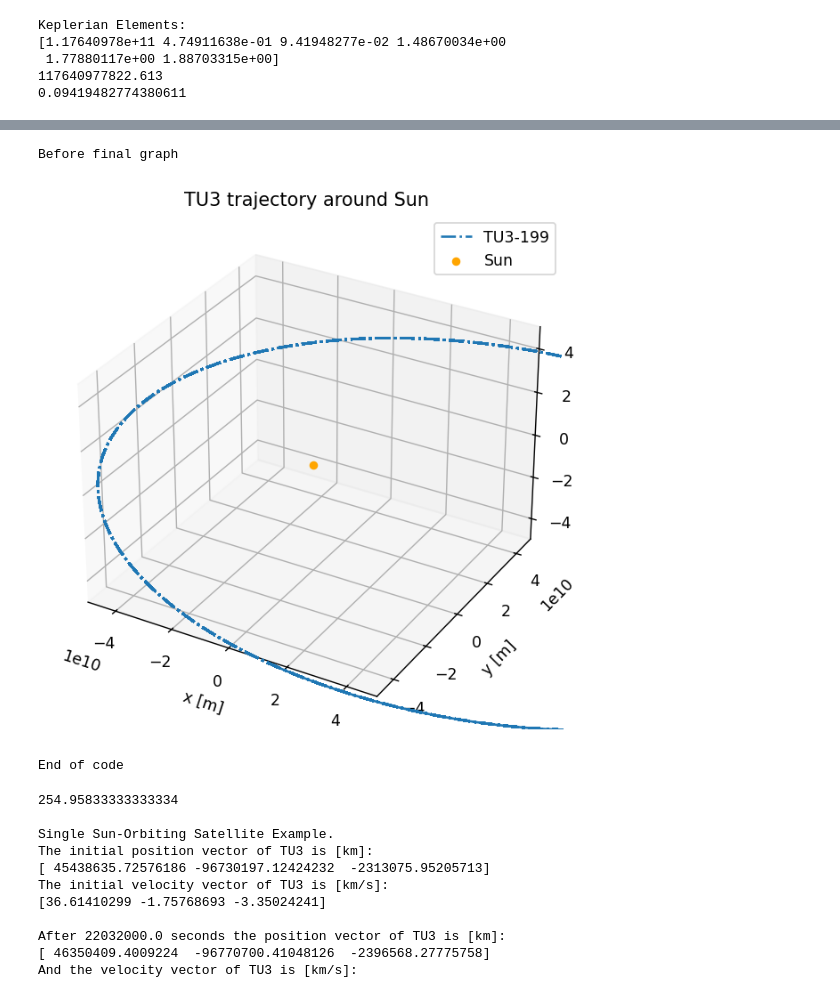
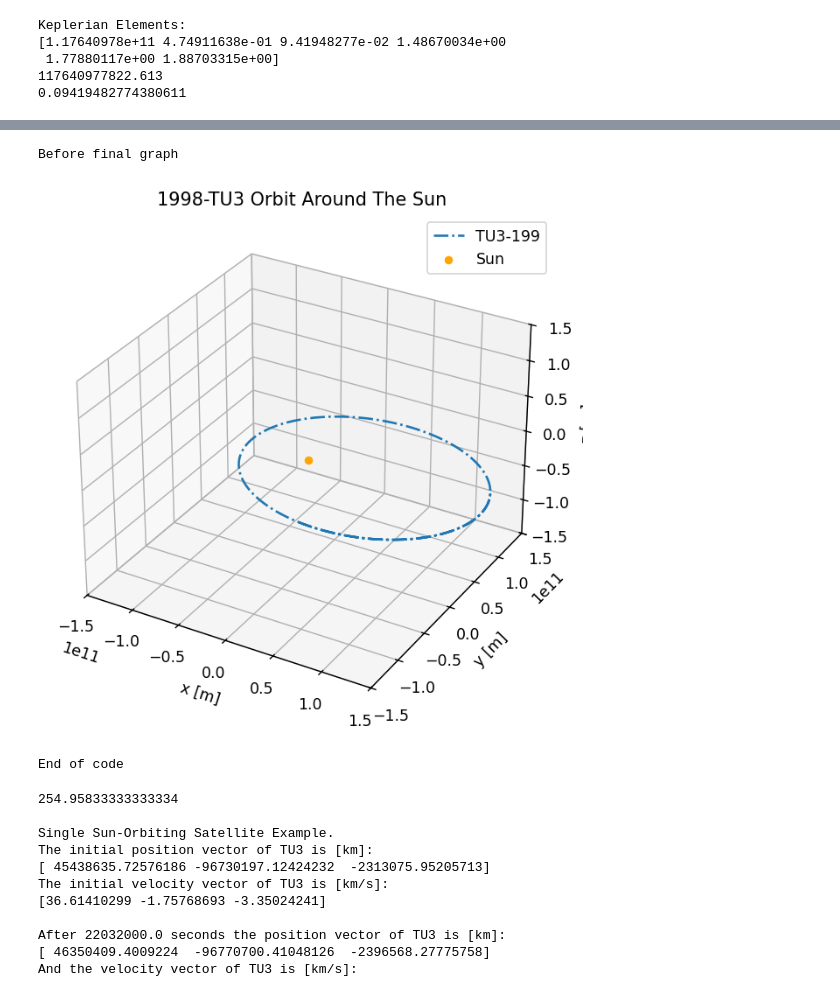
Before and after one commit to PocketBloom/Bachelor_Project, a Jupyter notebook: TU3/TU3_orbit_simple.ipynb, the cells around one changed output, grey strips where cells are left out. Cells and saved outputs as stored; diff of their text form; code cells hidden in the pictures.

```diff
--- a/TU3/TU3_orbit_simple.ipynb
+++ b/TU3/TU3_orbit_simple.ipynb
@@ -26,7 +26,7 @@ spice.load_standard_kernels()
 # The start day is set to be 1st of January 2000
 
 simulation_start_epoch = DateTime(2000, 1, 1).to_epoch()
-simulation_end_epoch   = DateTime(2100, 1, 1).to_epoch()
+simulation_end_epoch   = DateTime(2001, 1, 1).to_epoch()
 
 # The start time is changed to 2025-Nov-21 (see JPL Horizon --> initial condition)
 
@@ -375,36 +380,36 @@ End of code
 # %%
 # Printing the zoomed in orbit:
 
 # Define a 3D figure using pyplot
 fig = plt.figure(figsize=(6,6), dpi=125)
 ax = fig.add_subplot(111, projection='3d')
-ax.set_title(f'TU3 trajectory around Sun')
+ax.set_title(f'1998-TU3 Orbit Around The Sun')
 
 # Plot the positional state history
 ax.plot(states_array_TU3[:, 1], states_array_TU3[:, 2], states_array_TU3[:, 3], label=bodies_to_propagate_TU3[0], linestyle='-.')
 ax.scatter(0.0, 0.0, 0.0, label="Sun", marker='o', color='orange')
 
 print("Before final graph")
 
 # Add the legend and labels, then show the plot
 ax.legend()
 ax.set_xlabel('x [m]')
 ax.set_ylabel('y [m]')
 ax.set_zlabel('z [m]')
 
 # ax.set_aspect('equal')
 # TU3 Orbit
-ax.set_xlim(-5e10, 5e10)
-ax.set_ylim(-5e10, 5e10)
-ax.set_zlim(-5e10, 5e10)
+ax.set_xlim(-1.5e11, 1.5e11)
+ax.set_ylim(-1.5e11, 1.5e11)
+ax.set_zlim(-1.5e11, 1.5e11)
 
 plt.show()
 plt.close('all')
 
 print("End of code")
 # %% [output]
 Before final graph
-[figure, old version]
+[figure, new version]
 End of code
 # %%
 # Check the difference in Cartesian coordinates
```
Also changed, not shown: parts of 6 cells of this notebook.
